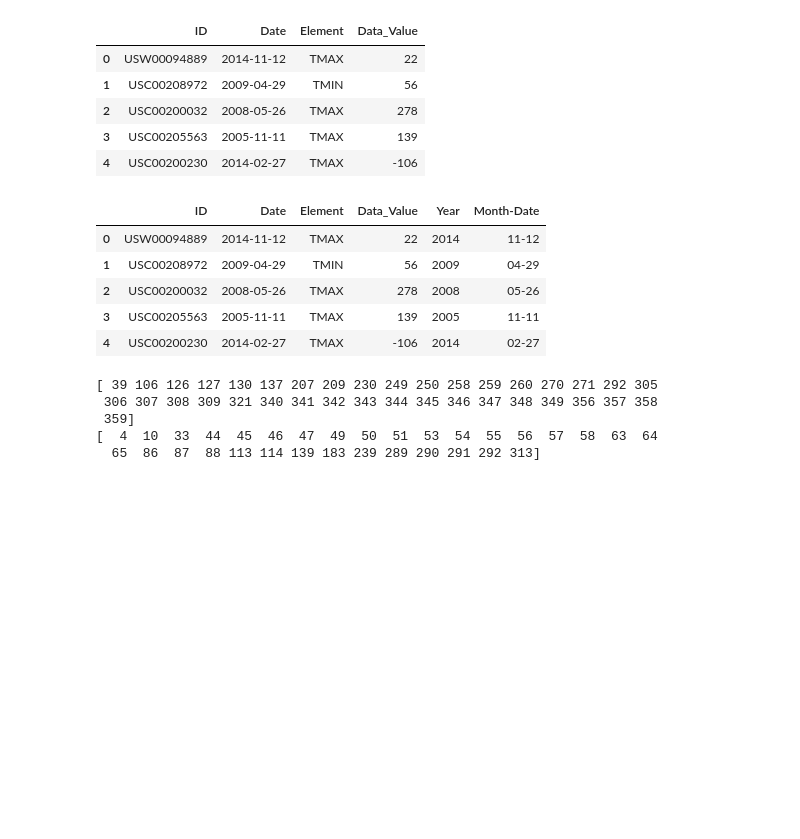
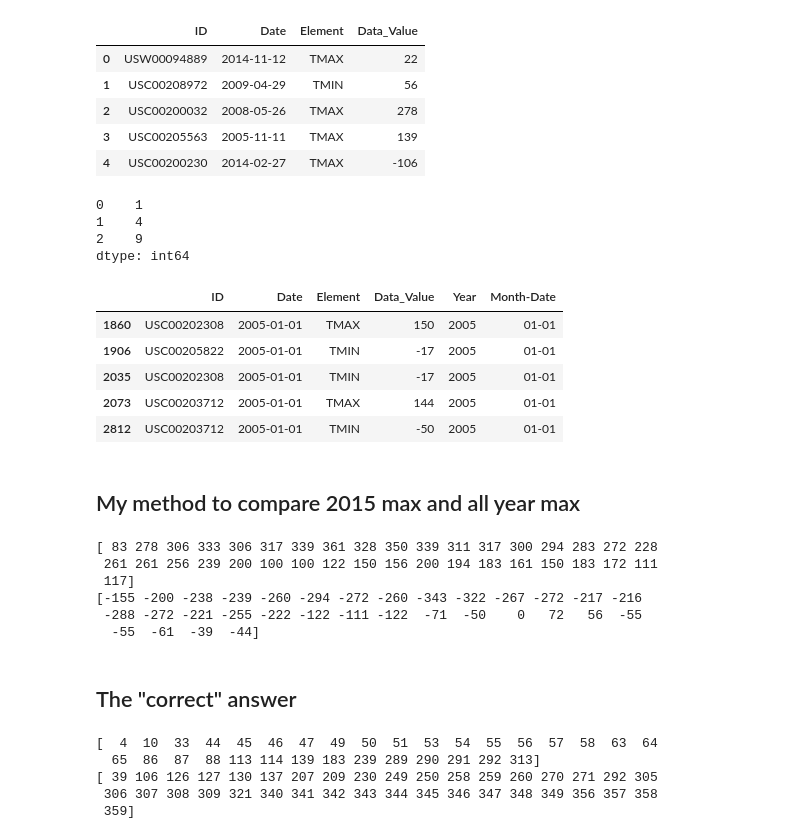
Before and after one commit to YinanDoggo/Online_course, a Jupyter notebook: ML/App/Assignment2.ipynb, the cells around one changed output. Saved outputs shown, nothing was run; the diff lists cells and outputs as text; code cells hidden in the pictures; blank space fills up the shorter version.

```diff
--- a/ML/App/Assignment2.ipynb
+++ b/ML/App/Assignment2.ipynb
@@ -66,5 +46,3 @@ FileNotFoundError: File b'data/C2A2_data/BinSize_d400.csv' does not exist
-# %%
-df = pd.read_csv('data/C2A2_data/BinnedCsvs_d400/fb441e62df2d58994928907a91895ec62c2c42e6cd075c2700843b89.csv')
 # %%
 df.head()
 # %% [output]
@@ -74,14 +52,23 @@ df.head()
 | 2 | USC00200032 | 2008-05-26 | TMAX | 278 |
 | 3 | USC00205563 | 2005-11-11 | TMAX | 139 |
 | 4 | USC00200230 | 2014-02-27 | TMAX | -106 |
+# %%
+x = pd.Series([1,2,3])
+x.apply(lambda a: a**2)
+# %% [output]
+0    1
+1    4
+2    9
+dtype: int64
 # %%
 df['Year'], df['Month-Date'] = zip(*df['Date'].apply(lambda x: (x[:4], x[5:])))
 df = df[df['Month-Date'] != '02-29']
 df.head()
+df.sort_values(by=['Year','Month-Date']).head()
 # %% [output]
 |  | ID | Date | Element | Data_Value | Year | Month-Date |
-| 0 | USW00094889 | 2014-11-12 | TMAX | 22 | 2014 | 11-12 |
-| 1 | USC00208972 | 2009-04-29 | TMIN | 56 | 2009 | 04-29 |
-| 2 | USC00200032 | 2008-05-26 | TMAX | 278 | 2008 | 05-26 |
-| 3 | USC00205563 | 2005-11-11 | TMAX | 139 | 2005 | 11-11 |
-| 4 | USC00200230 | 2014-02-27 | TMAX | -106 | 2014 | 02-27 |
+| 1860 | USC00202308 | 2005-01-01 | TMAX | 150 | 2005 | 01-01 |
+| 1906 | USC00205822 | 2005-01-01 | TMIN | -17 | 2005 | 01-01 |
+| 2035 | USC00202308 | 2005-01-01 | TMIN | -17 | 2005 | 01-01 |
+| 2073 | USC00203712 | 2005-01-01 | TMAX | 144 | 2005 | 01-01 |
+| 2812 | USC00203712 | 2005-01-01 | TMIN | -50 | 2005 | 01-01 |
@@ -96,12 +95,31 @@ temp_min_15 = df[(df['Element'] == 'TMIN') & (df['Year'] == '2015')].groupby('Mo
+# %% [markdown]
+## My method to compare 2015 max and all year max
+# %%
+max_list = (max_15['Data_Value'] > max_ally['Data_Value'])
+min_list = (min_15['Data_Value'] < min_ally['Data_Value'])
+
+record_max = np.array([x for x, y in zip(tuple(max_15['Data_Value']), tuple(max_list)) if y ==True])
+record_min = np.array([x for x, y in zip(tuple(min_15['Data_Value']), tuple(min_list)) if y ==True])
+
+print(record_max)
+print(record_min)
+# %% [output]
+[ 83 278 306 333 306 317 339 361 328 350 339 311 317 300 294 283 272 228
+ 261 261 256 239 200 100 100 122 150 156 200 194 183 161 150 183 172 111
+ 117]
+[-155 -200 -238 -239 -260 -294 -272 -260 -343 -322 -267 -272 -217 -216
+ -288 -272 -221 -255 -222 -122 -111 -122  -71  -50    0   72   56  -55
+  -55  -61  -39  -44]
+# %% [markdown]
+## The "correct" answer
 # %%
-broken_max = np.where(temp_max_15['Data_Value'] > temp_max['Data_Value'])[0]
-broken_min = np.where(temp_min_15['Data_Value'] < temp_min['Data_Value'])[0]
+record_max = np.where(max_15['Data_Value'] > max_ally['Data_Value'])[0]
+record_min = np.where(min_15['Data_Value'] < min_ally['Data_Value'])[0]
+print(record_min)
+print(record_max)
+# %% [output]
+[  4  10  33  44  45  46  47  49  50  51  53  54  55  56  57  58  63  64
+  65  86  87  88 113 114 139 183 239 289 290 291 292 313]
+[ 39 106 126 127 130 137 207 209 230 249 250 258 259 260 270 271 292 305
+ 306 307 308 309 321 340 341 342 343 344 345 346 347 348 349 356 357 358
+ 359]
-# %%
-print(broken_max)
-print(broken_min)
-# %% [output]
-[ 39 106 126 127 130 137 207 209 230 249 250 258 259 260 270 271 292 305
- 306 307 308 309 321 340 341 342 343 344 345 346 347 348 349 356 357 358
- 359]
-[  4  10  33  44  45  46  47  49  50  51  53  54  55  56  57  58  63  64
-  65  86  87  88 113 114 139 183 239 289 290 291 292 313]
```
Also changed, not shown: parts of 14 cells of this notebook, 11 other files.
